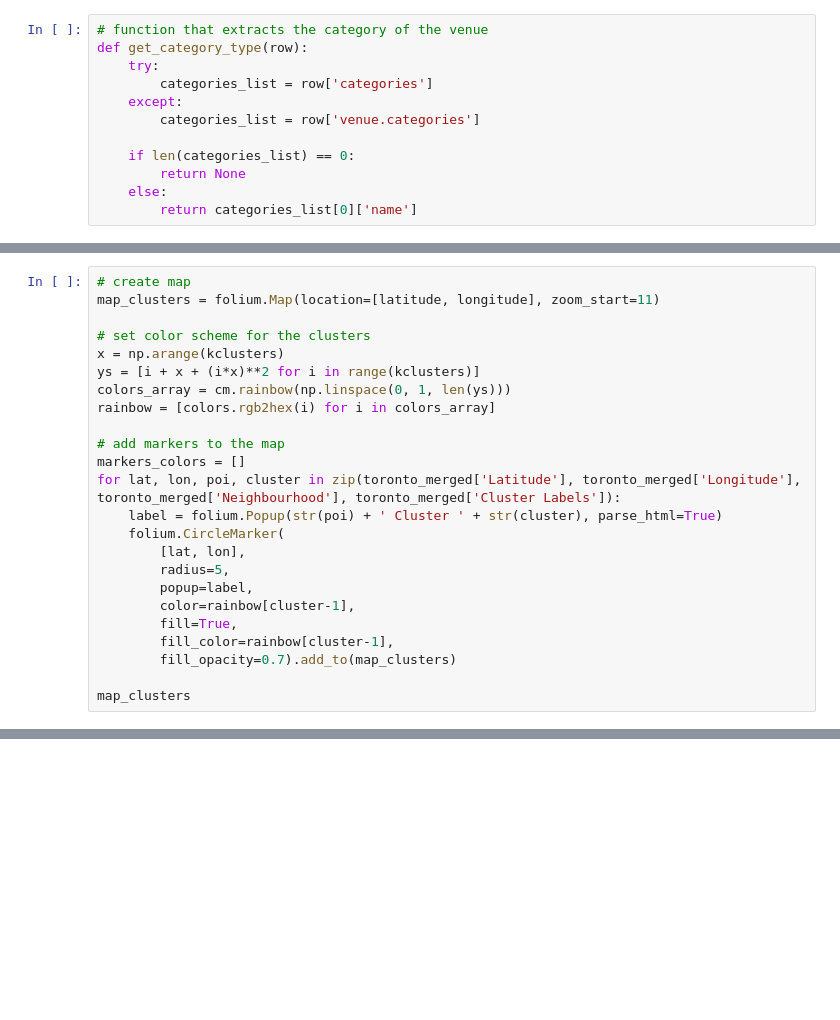
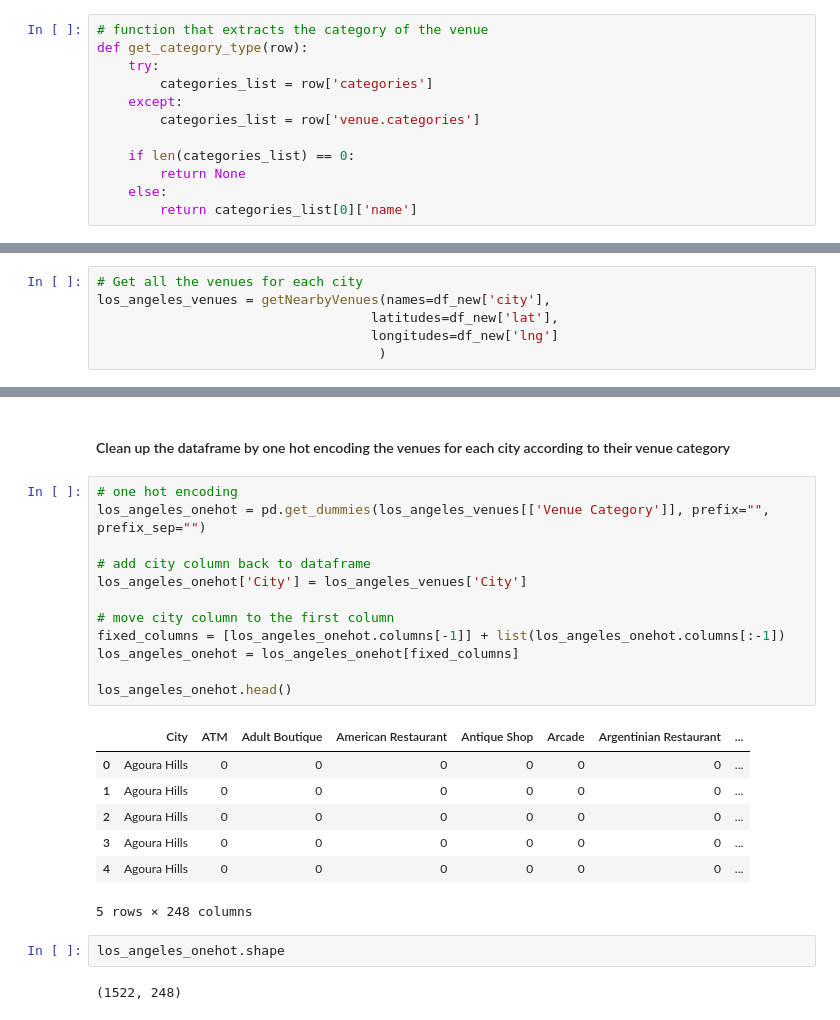
Before and after one commit to elampietti/Coursera_Capstone, a Jupyter notebook: Capstone Project Notebook.ipynb, the cells around one changed output, grey strips where cells are left out. Cells and saved outputs as stored; diff of their text form; blank space fills up the shorter version.

```diff
--- a/Capstone Project Notebook.ipynb
+++ b/Capstone Project Notebook.ipynb
@@ -396,24 +211,0 @@ toronto_merged.head() # check the last columns!
-# %%
-# create map
-map_clusters = folium.Map(location=[latitude, longitude], zoom_start=11)
-
-# set color scheme for the clusters
-x = np.arange(kclusters)
-ys = [i + x + (i*x)**2 for i in range(kclusters)]
-colors_array = cm.rainbow(np.linspace(0, 1, len(ys)))
-rainbow = [colors.rgb2hex(i) for i in colors_array]
-
-# add markers to the map
-markers_colors = []
-for lat, lon, poi, cluster in zip(toronto_merged['Latitude'], toronto_merged['Longitude'], toronto_merged['Neighbourhood'], toronto_merged['Cluster Labels']):
-    label = folium.Popup(str(poi) + ' Cluster ' + str(cluster), parse_html=True)
-    folium.CircleMarker(
-        [lat, lon],
-        radius=5,
-        popup=label,
-        color=rainbow[cluster-1],
-        fill=True,
-        fill_color=rainbow[cluster-1],
-        fill_opacity=0.7).add_to(map_clusters)
-
-map_clusters
@@ -475,0 +253,6 @@ toronto_merged.loc[toronto_merged['Cluster Labels'] == 4, toronto_merged.columns
+# %%
+# Get all the venues for each city
+los_angeles_venues = getNearbyVenues(names=df_new['city'],
+                                   latitudes=df_new['lat'],
+                                   longitudes=df_new['lng']
+                                    )
@@ -475,0 +288,26 @@ toronto_merged.loc[toronto_merged['Cluster Labels'] == 4, toronto_merged.columns
+# %% [markdown]
+#### Clean up the dataframe by one hot encoding the venues for each city according to their venue category
+# %%
+# one hot encoding
+los_angeles_onehot = pd.get_dummies(los_angeles_venues[['Venue Category']], prefix="", prefix_sep="")
+
+# add city column back to dataframe
+los_angeles_onehot['City'] = los_angeles_venues['City']
+
+# move city column to the first column
+fixed_columns = [los_angeles_onehot.columns[-1]] + list(los_angeles_onehot.columns[:-1])
+los_angeles_onehot = los_angeles_onehot[fixed_columns]
+
+los_angeles_onehot.head()
+# %% [output]
+|  | City | ATM | Adult Boutique | American Restaurant | Antique Shop | Arcade | Argentinian Restaurant | ... |
+| 0 | Agoura Hills | 0 | 0 | 0 | 0 | 0 | 0 | ... |
+| 1 | Agoura Hills | 0 | 0 | 0 | 0 | 0 | 0 | ... |
+| 2 | Agoura Hills | 0 | 0 | 0 | 0 | 0 | 0 | ... |
+| 3 | Agoura Hills | 0 | 0 | 0 | 0 | 0 | 0 | ... |
+| 4 | Agoura Hills | 0 | 0 | 0 | 0 | 0 | 0 | ... |
+5 rows × 248 columns
+# %%
+los_angeles_onehot.shape
+# %% [output]
+(1522, 248)
```
Also changed, not shown: parts of 101 cells of this notebook.
